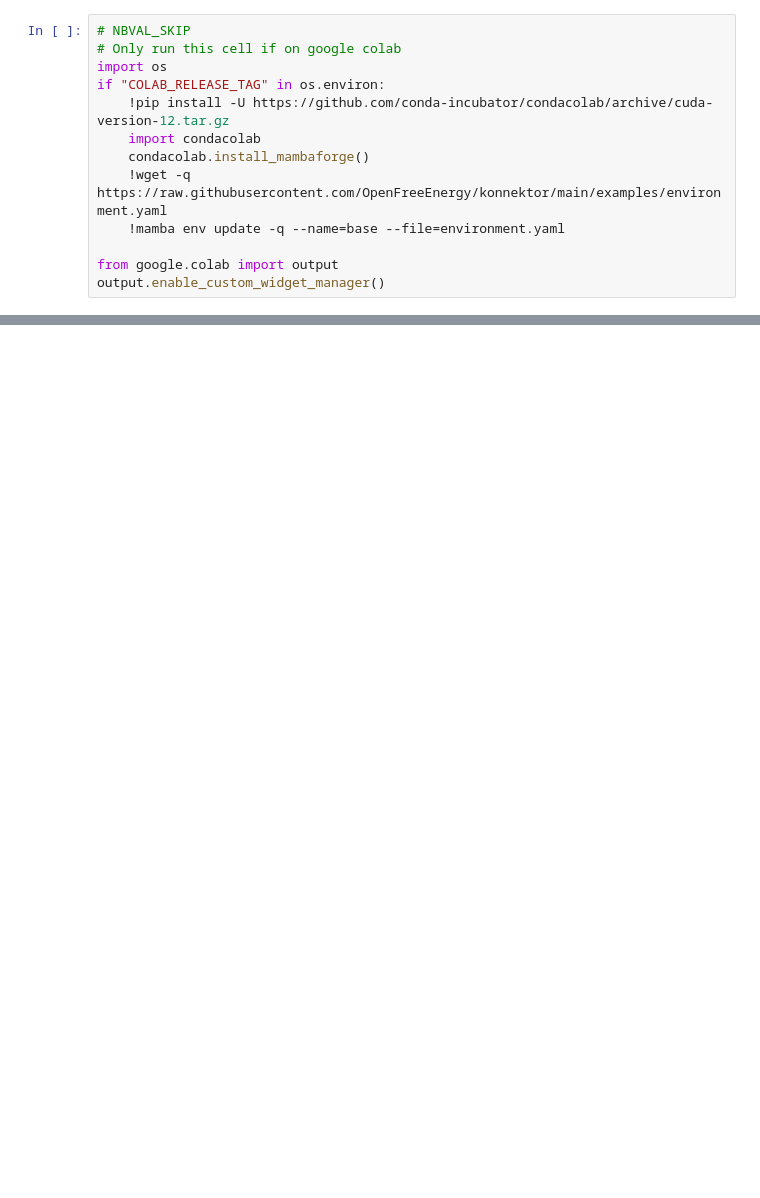
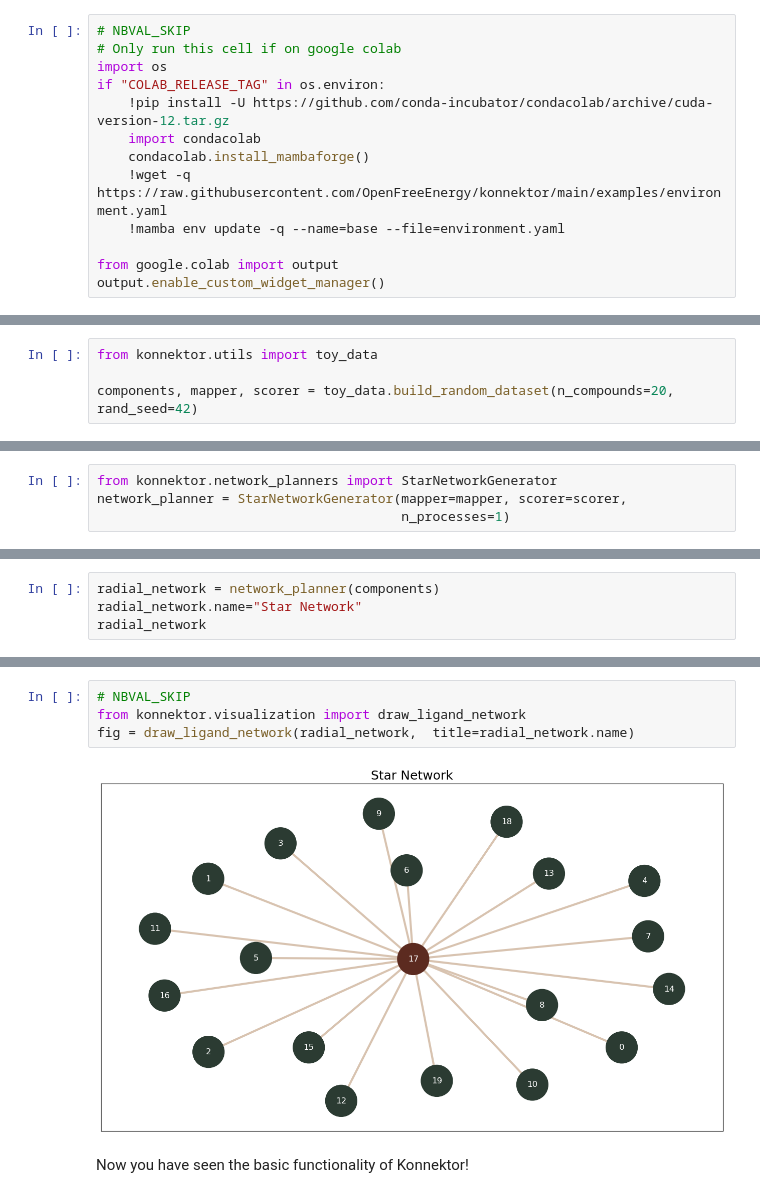
Before and after one commit to OpenFreeEnergy/konnektor, a Jupyter notebook: examples/konnektor_example.ipynb, the cells around one changed output, grey strips where cells are left out. Cells and saved outputs as stored; diff of their text form; blank space fills up the shorter version.

```diff
--- a/examples/konnektor_example.ipynb
+++ b/examples/konnektor_example.ipynb
@@ -83,0 +35,4 @@ draw_network_widget(starry_sky_network);
+# %%
+from konnektor.utils import toy_data
+
+components, mapper, scorer = toy_data.build_random_dataset(n_compounds=20, rand_seed=42)
@@ -83,0 +45,4 @@ draw_network_widget(starry_sky_network);
+# %%
+from konnektor.network_planners import StarNetworkGenerator
+network_planner = StarNetworkGenerator(mapper=mapper, scorer=scorer,
+                                       n_processes=1)
@@ -83,0 +51,4 @@ draw_network_widget(starry_sky_network);
+# %%
+radial_network = network_planner(components)
+radial_network.name="Star Network"
+radial_network
@@ -83,0 +66,8 @@ draw_network_widget(starry_sky_network);
+# %%
+# NBVAL_SKIP
+from konnektor.visualization import draw_ligand_network
+fig = draw_ligand_network(radial_network,  title=radial_network.name)
+# %% [output]
+[figure, added]
+# %% [markdown]
+Now you have seen the basic functionality of Konnektor!
```
Also changed, not shown: parts of 54 cells of this notebook, 6 other files.
